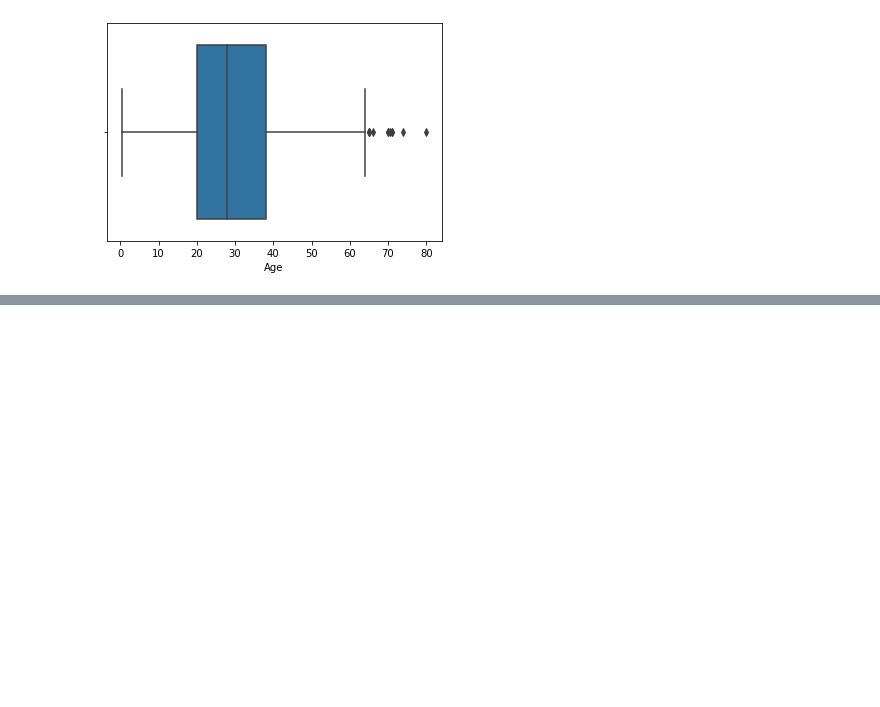
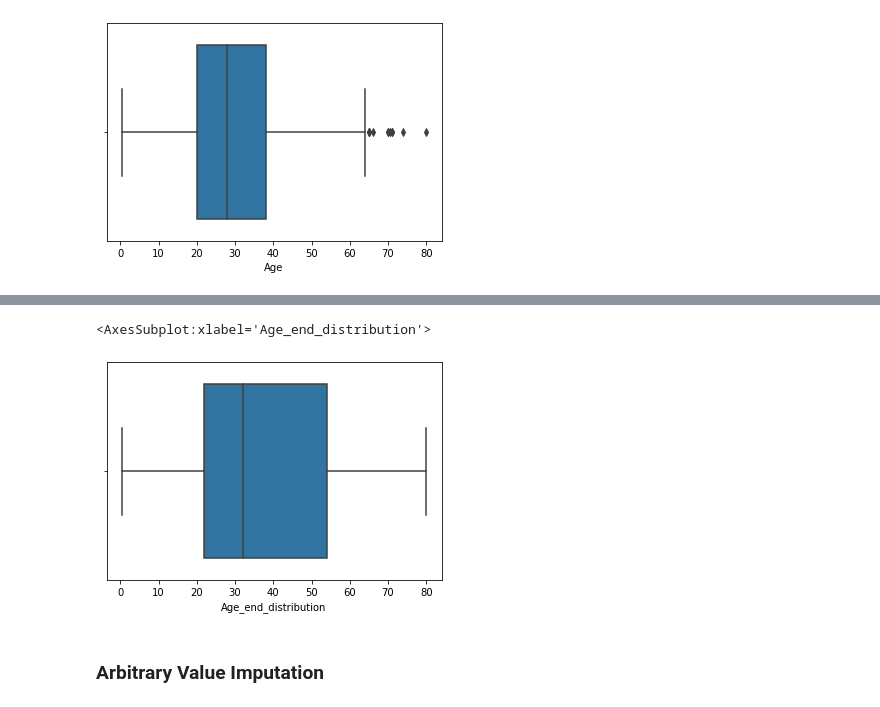
Before and after one commit to AugustineJosephMN/Feature-Engineering, a Jupyter notebook: Handling-Missing-Values.ipynb, the cells around one changed output, grey strips where cells are left out. Saved outputs shown, nothing was run; the diff lists cells and outputs as text; code cells hidden in the pictures; blank space fills up the shorter version.

Commit message:
added arbitary value imputation

```diff
--- a/Handling-Missing-Values.ipynb
+++ b/Handling-Missing-Values.ipynb
@@ -302,0 +320,7 @@ df.head()
+# %%
+sns.boxplot('Age_end_distribution',data=df)
+# %% [output]
+<AxesSubplot:xlabel='Age_end_distribution'>
+[figure, added]
+# %% [markdown]
+### Arbitrary Value Imputation
```
Also changed, not shown: parts of 7 cells of this notebook.
